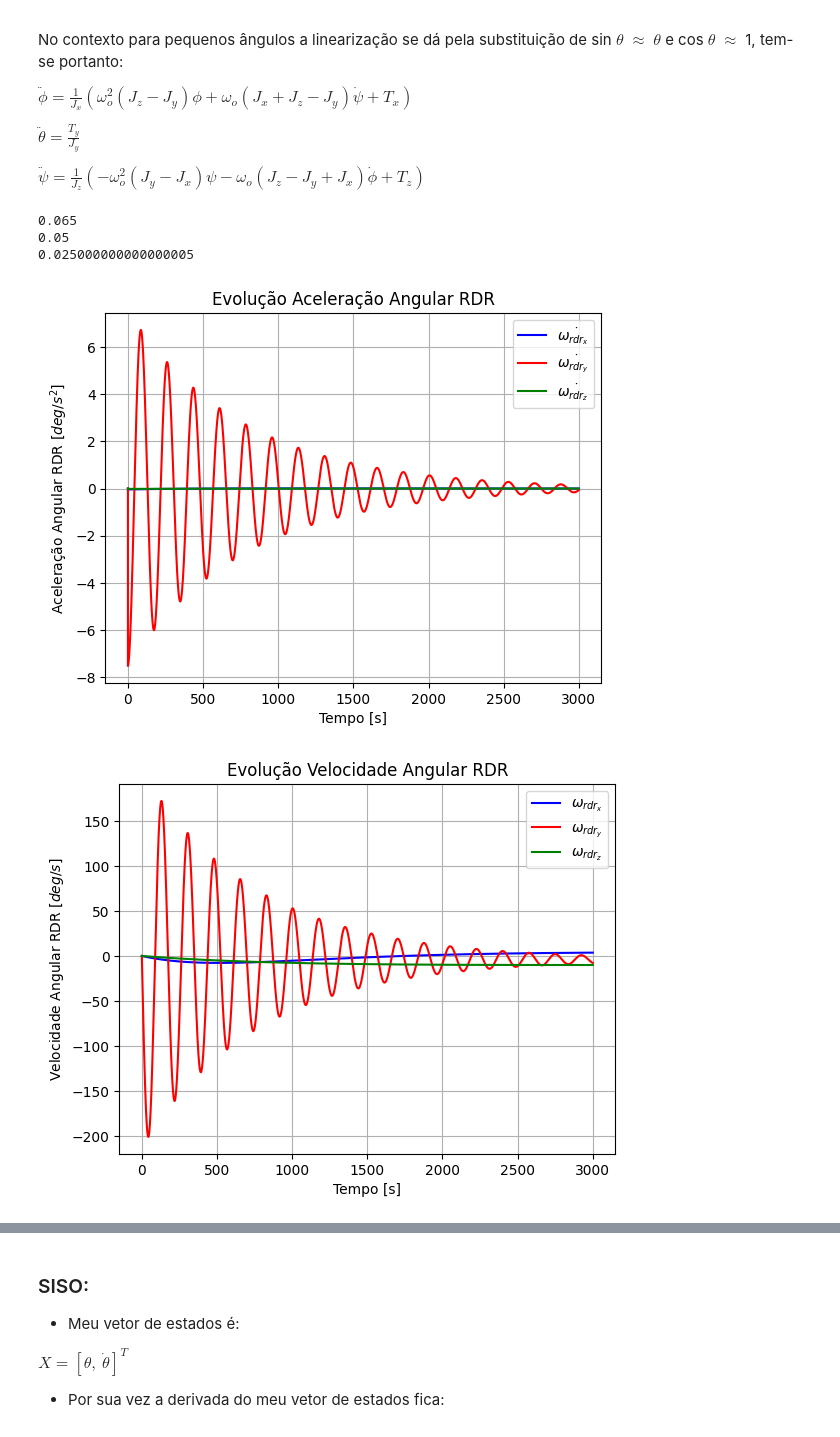
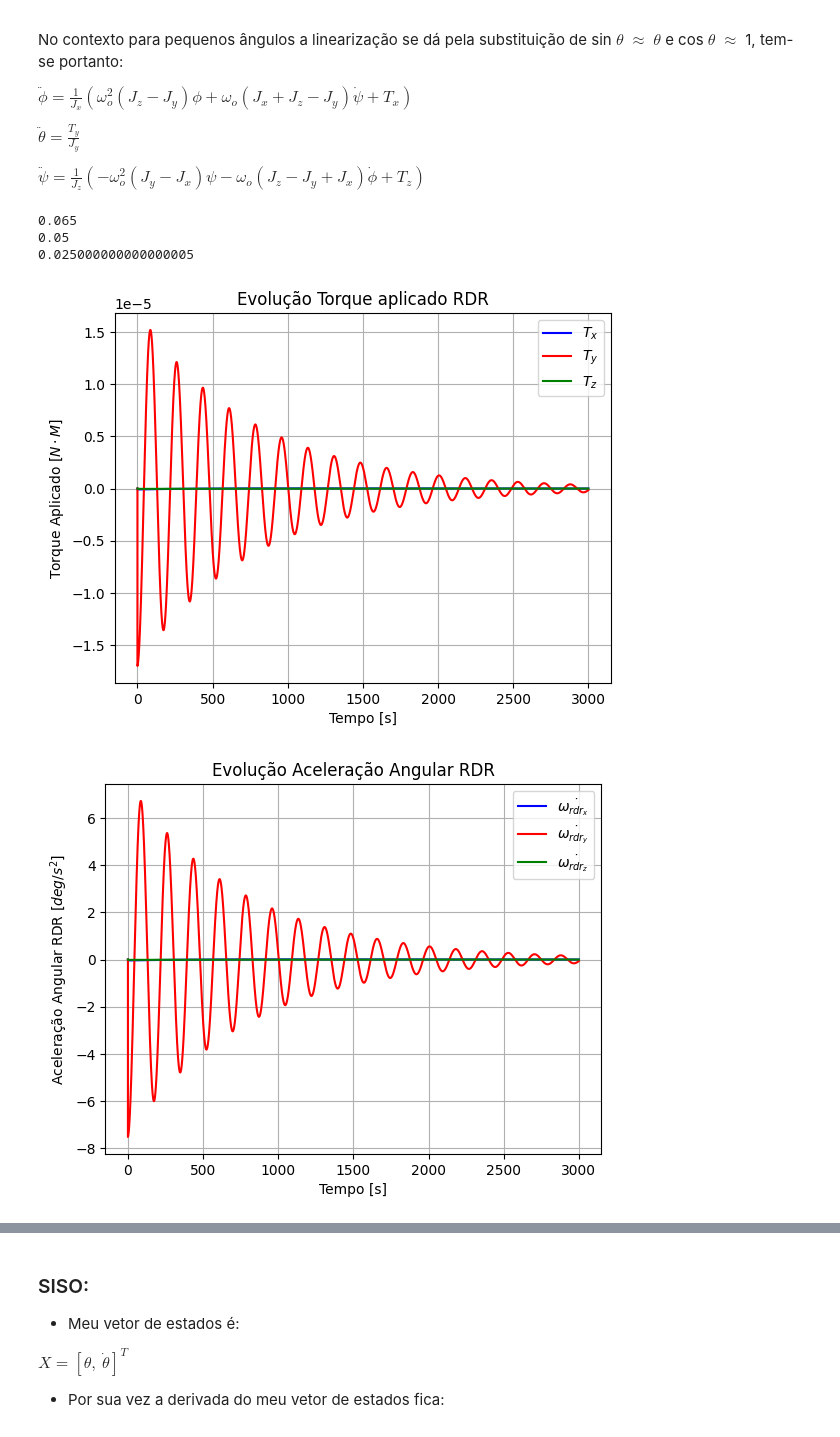
Before and after one commit to gabrielcte/labVirt_ws, a Jupyter notebook: control_design.ipynb, the cells around one changed output, grey strips where cells are left out. Cells and saved outputs as stored; diff of their text form; code cells hidden in the pictures.

```diff
--- a/control_design.ipynb
+++ b/control_design.ipynb
@@ -96,6 +96,7 @@ m_rdr = 0.137 # [kg]
 r_rdr = 0.0435 # [m]
 I_rdr = 0.5*m_rdr*r_rdr**2 # [kg*m²]
 wRDR_max = 8000/9.5492965964254 # [rad/s]
+T_max = 3.2e-3 # [N*m]
 
 K = np.array([
     [ 1.28191298e-03,  7.62356968e-06,  1.56928976e+00,  2.79798603e-01],
@@ -140,9 +141,18 @@ for i in range(len(time)-1):
     if abs(w_rdr_z[i+1])>wRDR_max:
         w_rdr_z[i+1] = np.sign(w_rdr_z[i+1])*wRDR_max
 
-    T_x[i+1] = T_x[i+1]+dotw_rdr_x[i+1]*I_rdr-f*w_rdr_x[i+1]
-    T_y[i+1] = T_y[i+1]+dotw_rdr_y[i+1]*I_rdr-f*w_rdr_y[i+1]
-    T_z[i+1] = T_z[i+1]+dotw_rdr_z[i+1]*I_rdr-f*w_rdr_z[i+1]
+    T_x[i+1] = dotw_rdr_x[i+1]*I_rdr-f*w_rdr_x[i+1]
+    T_y[i+1] = dotw_rdr_y[i+1]*I_rdr-f*w_rdr_y[i+1]
+    T_z[i+1] = dotw_rdr_z[i+1]*I_rdr-f*w_rdr_z[i+1]
+
+    if abs(T_x[i+1])>T_max:
+        T_x[i+1] = np.sign(T_x[i+1])*T_max
+
+    if abs(T_y[i+1])>T_max:
+        T_y[i+1] = np.sign(T_y[i+1])*T_max
+
+    if abs(T_z[i+1])>T_max:
+        T_z[i+1] = np.sign(T_z[i+1])*T_max
 
     # Planta
     ddotphi[i+1] = 1/Ixx*(w_O_I_O**2*(Izz-Iyy)*phi[i]+w_O_I_O*(Ixx+Izz-Iyy)*dotpsi[i]+T_x[i+1])
@@ -157,6 +167,18 @@ for i in range(len(time)-1):
     theta[i+1] = theta[i]+dottheta[i+1]*dt
     psi[i+1] =   psi[i]+dotpsi[i+1]*dt
 
+plt.figure()
+plt.title('Evolução Torque aplicado RDR')
+plt.plot(time,T_x,'b',label=r'$T_x$')
+plt.plot(time,T_y,'r',label=r'$T_y$')
+plt.plot(time,T_z,'g',label=r'$T_z$')
+# Configurar os rótulos dos eixos
+plt.xlabel(r"Tempo [s]")
+plt.ylabel(r"Torque Aplicado [$N \cdot M$]")
+# Configurar a grade e proporções iguais
+plt.axis('on')
+plt.legend()
+plt.grid(True)
 
 plt.figure()
 plt.title('Evolução Aceleração Angular RDR')
@@ -204,32 +226,32 @@ plt.title('Evolução Velocidade Angular')
 plt.plot(time,np.rad2deg(dotphi),'b',label=r'$\dot{\phi}$')
 plt.plot(time,np.rad2deg(dottheta),'r',label=r'$\dot{\theta}$')
 plt.plot(time,np.rad2deg(dotpsi),'g',label=r'$\dot{\psi}$')
 # Configurar os rótulos dos eixos
 plt.xlabel(r"Tempo [s]")
 plt.ylabel(r"Velocidade Angular [$deg/s$]")
 # Configurar a grade e proporções iguais
 plt.axis('on')
 plt.legend()
 plt.grid(True)
 
 plt.figure()
 plt.title('Evolução Atitude')
 plt.plot(time,np.rad2deg(phi),'b',label=r'$\phi$')
 plt.plot(time,np.rad2deg(theta),'r',label=r'$\theta$')
 plt.plot(time,np.rad2deg(psi),'g',label=r'$\psi$')
 # Configurar os rótulos dos eixos
 plt.xlabel(r"Tempo [s]")
 plt.ylabel(r"Atitude [$deg$]")
 # Configurar a grade e proporções iguais
 plt.axis('on')
 plt.grid(True)
 plt.legend()
 
 
 plt.show()
 # %% [output]
 0.065
 0.05
 0.025000000000000005
-[figure, old version]
+[figure, new version]
-[figure, old version]
+[figure, new version]
```
Also changed, not shown: parts of 1 cell of this notebook, 2 other files.
